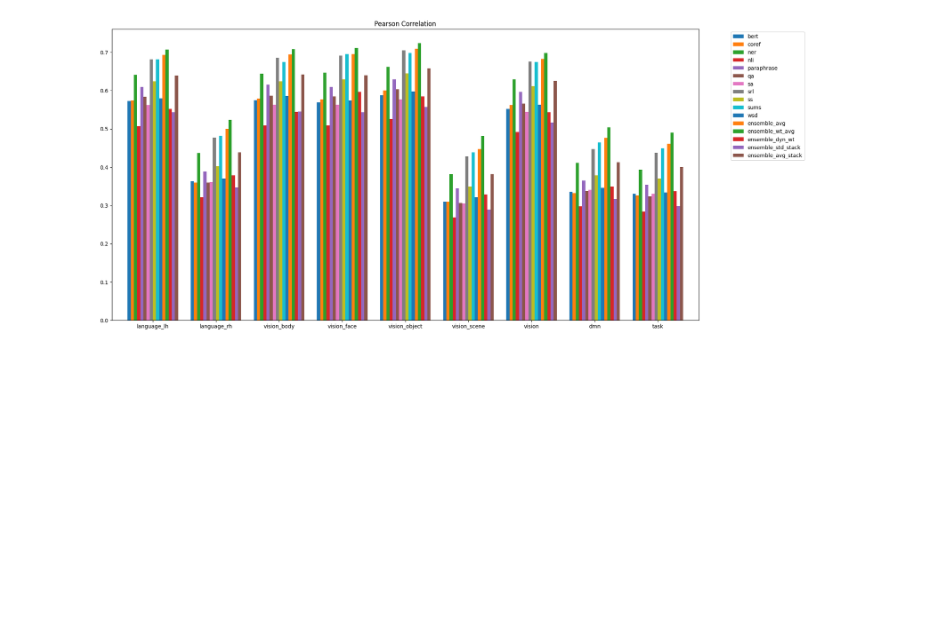
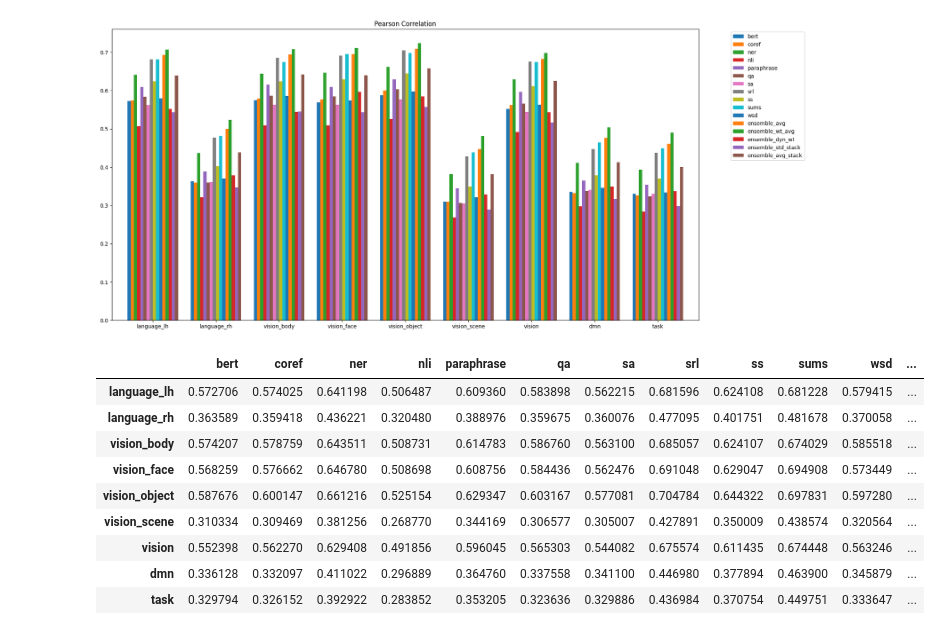
Before and after one commit to jr-john/ensemble_brain_encoders, a Jupyter notebook: analysis.ipynb, the cells around one changed output. Saved outputs shown, nothing was run; the diff lists cells and outputs as text; code cells hidden in the pictures; blank space fills up the shorter version.

```diff
--- a/analysis.ipynb
+++ b/analysis.ipynb
@@ -137,3 +150,16 @@ results_pear.legend(bbox_to_anchor=(1.05, 1.0), loc="upper left")
 results_pear.get_figure().savefig("results/pear.png")
 # %% [output]
 [figure]
+# %%
+df_pear
+# %% [output]
+|  | bert | coref | ner | nli | paraphrase | qa | sa | srl | ss | sums | wsd | ... |
+| language_lh | 0.572706 | 0.574025 | 0.641198 | 0.506487 | 0.609360 | 0.583898 | 0.562215 | 0.681596 | 0.624108 | 0.681228 | 0.579415 | ... |
+| language_rh | 0.363589 | 0.359418 | 0.436221 | 0.320480 | 0.388976 | 0.359675 | 0.360076 | 0.477095 | 0.401751 | 0.481678 | 0.370058 | ... |
+| vision_body | 0.574207 | 0.578759 | 0.643511 | 0.508731 | 0.614783 | 0.586760 | 0.563100 | 0.685057 | 0.624107 | 0.674029 | 0.585518 | ... |
+| vision_face | 0.568259 | 0.576662 | 0.646780 | 0.508698 | 0.608756 | 0.584436 | 0.562476 | 0.691048 | 0.629047 | 0.694908 | 0.573449 | ... |
+| vision_object | 0.587676 | 0.600147 | 0.661216 | 0.525154 | 0.629347 | 0.603167 | 0.577081 | 0.704784 | 0.644322 | 0.697831 | 0.597280 | ... |
+| vision_scene | 0.310334 | 0.309469 | 0.381256 | 0.268770 | 0.344169 | 0.306577 | 0.305007 | 0.427891 | 0.350009 | 0.438574 | 0.320564 | ... |
+| vision | 0.552398 | 0.562270 | 0.629408 | 0.491856 | 0.596045 | 0.565303 | 0.544082 | 0.675574 | 0.611435 | 0.674448 | 0.563246 | ... |
+| dmn | 0.336128 | 0.332097 | 0.411022 | 0.296889 | 0.364760 | 0.337558 | 0.341100 | 0.446980 | 0.377894 | 0.463900 | 0.345879 | ... |
+| task | 0.329794 | 0.326152 | 0.392922 | 0.283852 | 0.353205 | 0.323636 | 0.329886 | 0.436984 | 0.370754 | 0.449751 | 0.333647 | ... |
```
Also changed, not shown: parts of 1 cell of this notebook, 1 other file.
